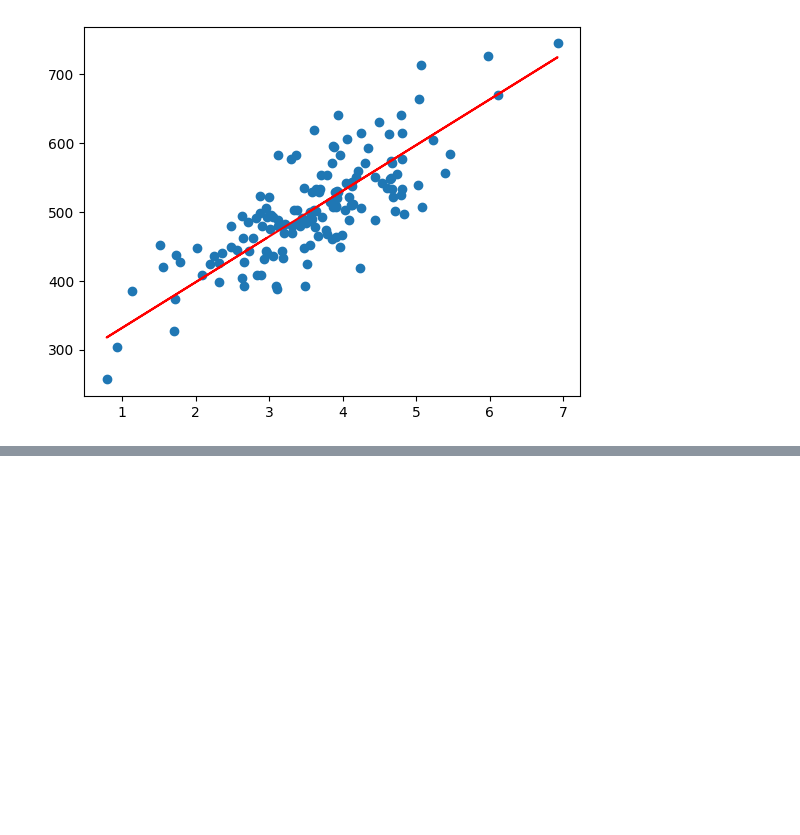
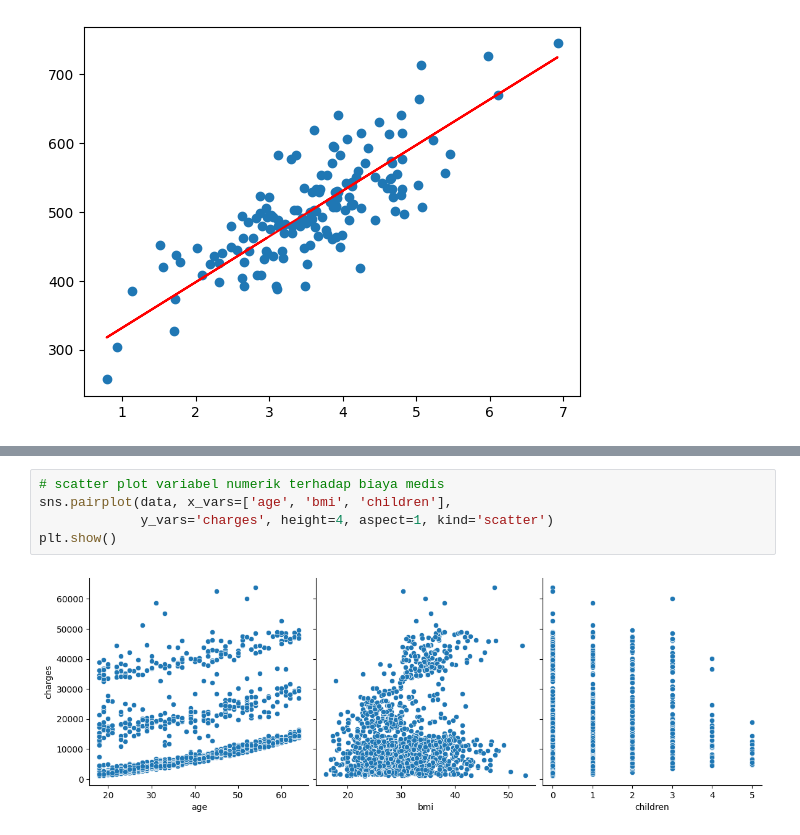
Before and after one commit to nurilhuda05/Pembelajaran_Mesin_2026, a Jupyter notebook: TG6_Regresi_244107020004_Muhammad_Nuril_Huda.ipynb, the cells around one changed output, grey strips where cells are left out. Cells and saved outputs as stored; diff of their text form; blank space fills up the shorter version.

```diff
--- a/TG6_Regresi_244107020004_Muhammad_Nuril_Huda.ipynb
+++ b/TG6_Regresi_244107020004_Muhammad_Nuril_Huda.ipynb
@@ -259,0 +460,7 @@ plt.show()
+# %%
+# scatter plot variabel numerik terhadap biaya medis
+sns.pairplot(data, x_vars=['age', 'bmi', 'children'],
+             y_vars='charges', height=4, aspect=1, kind='scatter')
+plt.show()
+# %% [output]
+[figure, added]
```
Also changed, not shown: parts of 85 cells of this notebook.
